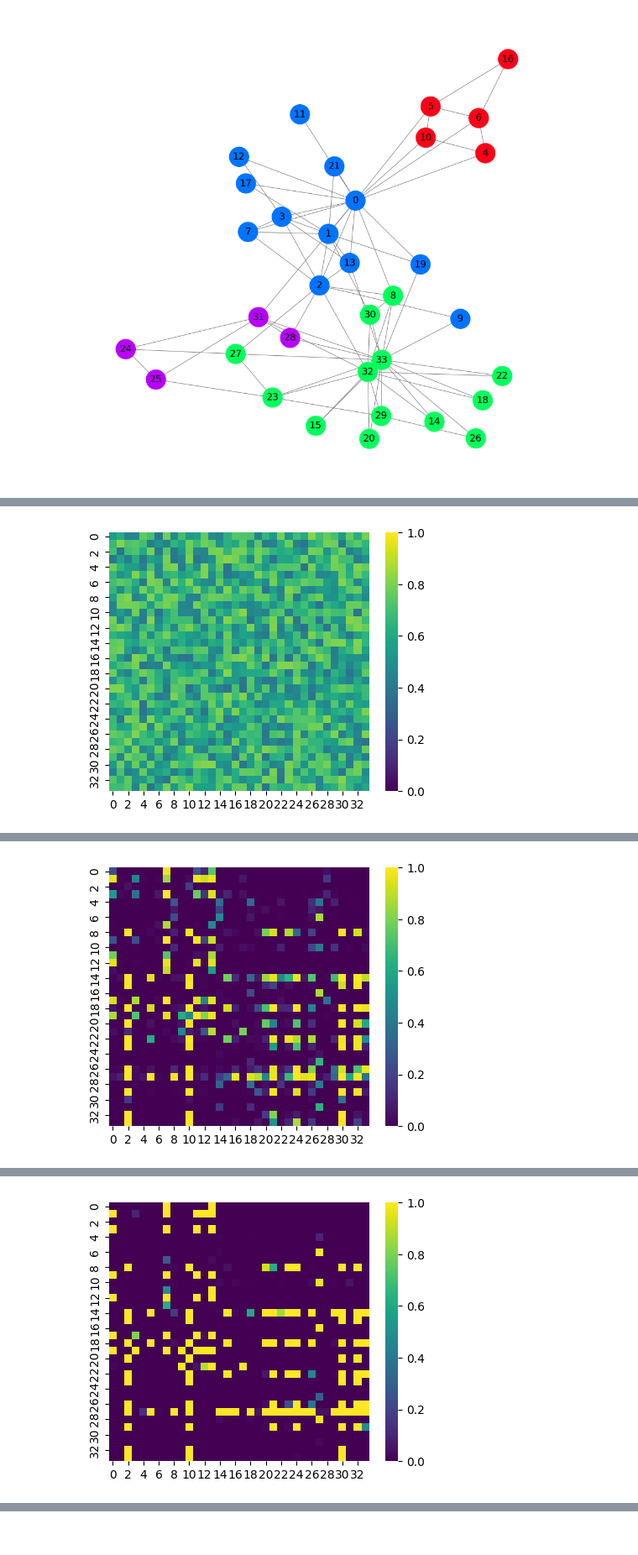
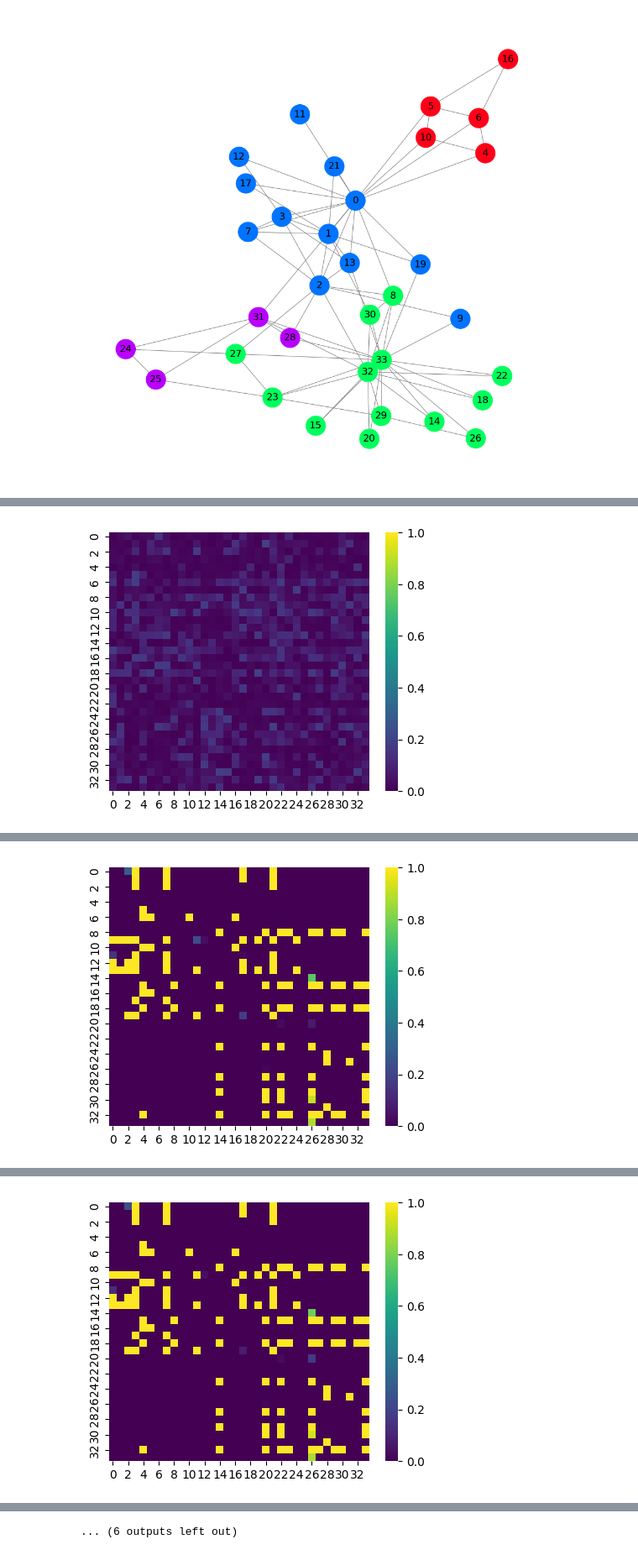
Before and after one commit to filipebcsilva/GCN-TUTORIAL, a Jupyter notebook: karate_club DGCN.ipynb, the cells around one changed output, grey strips where cells are left out. Shown at 84% size. Saved outputs shown, nothing was run; the diff lists cells and outputs as text; code cells hidden in the pictures.

```diff
--- a/karate_club DGCN.ipynb
+++ b/karate_club DGCN.ipynb
@@ -63,12 +63,14 @@ nx.draw_networkx(G,
 plt.show()
 # %% [output]
 [figure]
+# %%
+def sharp_sigmoid(x, sharpness=50, threshold=0.1):
+    return torch.sigmoid(sharpness * (x - threshold))
 # %%
 from torch_geometric.nn import DenseGCNConv
 from torch.nn import Linear
 import torch.nn as nn
 import torch.nn.functional as F
-
 class DenseGCN(torch.nn.Module):
     def __init__(self, adj):
         super().__init__()
@@ -88,8 +90,11 @@ class DenseGCN(torch.nn.Module):
 
     def forward(self, x):
         # adj_positive = F.sigmoid(self.adj_param)
-        adj_positive = F.sigmoid(50 * self.adj_param) # F.softmax(self.adj_param, dim=-1)
+        adj_positive = sharp_sigmoid(self.adj_param) # F.softmax(self.adj_param, dim=-1)
         # adj_positive = gumbel_sigmoid(self.adj_param)
+
+        olho = torch.eye(adj_positive.size(-1), device=adj_positive.device)
+        adj_positive = adj_positive * (1 - olho)
 
         adj_norm = self.normalize_adj(adj_positive)
 
@@ -153,38 +158,39 @@ outputs = []
 # Training loop
 for epoch in range(401):
     # Clear gradients
     optimizer.zero_grad()
 
     # Forward pass
     z = model(x_dense)
     z = z.squeeze(0)
     # Calculate loss function
-    loss = criterion(z, data.y) + F.sigmoid(50 * model.adj_param).sum() * 0.0002  # Regularization term
+    loss = criterion(z, data.y) + sharp_sigmoid(model.adj_param).sum() * 0.0000001 # Regularization term
 
     # Calculate accuracy
     acc = accuracy(z.argmax(dim=1), data.y)
 
     # Compute gradients
     loss.backward()
 
     # Tune parameters
     optimizer.step()
 
     # Store data for animations
     losses.append(loss)
     accuracies.append(acc)
     outputs.append(z.argmax(dim=1))
 
     # Print metrics every 10 epochs
-    if epoch % 10 == 0:
-        adj_now = torch.sigmoid(50* model.adj_param).detach().cpu().numpy()
+    if epoch % 50 == 0:
+        adj_now = sharp_sigmoid(model.adj_param).detach().cpu().numpy().squeeze(0)
+
 
         plt.figure(figsize=(5, 4))
-        sns.heatmap(adj_now.squeeze(0), cmap="viridis", vmin=0, vmax=1)
+        sns.heatmap(adj_now, cmap="viridis", vmin=0, vmax=1)
         plt.show()
         print(f'Epoch {epoch:>3} | Loss: {loss:.2f} | Acc: {acc*100:.2f}%')
-    if acc == 1.0:
-        print(f'Perfect accuracy reached at epoch {epoch}. Stopping training.')
-        break
+    # if acc == 1.0:
+    #     print(f'Perfect accuracy reached at epoch {epoch}. Stopping training.')
+    #     break
 # %% [output]
-[figure, old version]
+[figure, new version]
@@ -192 +198 @@ Epoch   0 | Loss: 1.58 | Acc: 11.76%
-[figure, old version]
+[figure, new version]
@@ -194 +200 @@ Epoch  10 | Loss: 0.88 | Acc: 70.59%
-[figure, old version]
+[figure, new version]
@@ -197,3 +208,4 @@ Perfect accuracy reached at epoch 24. Stopping training.
+... (6 outputs left out)
 # %%
 from torch_geometric.utils import dense_to_sparse
 from torch_geometric.data import Data
```
Also changed, not shown: parts of 9 cells of this notebook, 1 other file.
